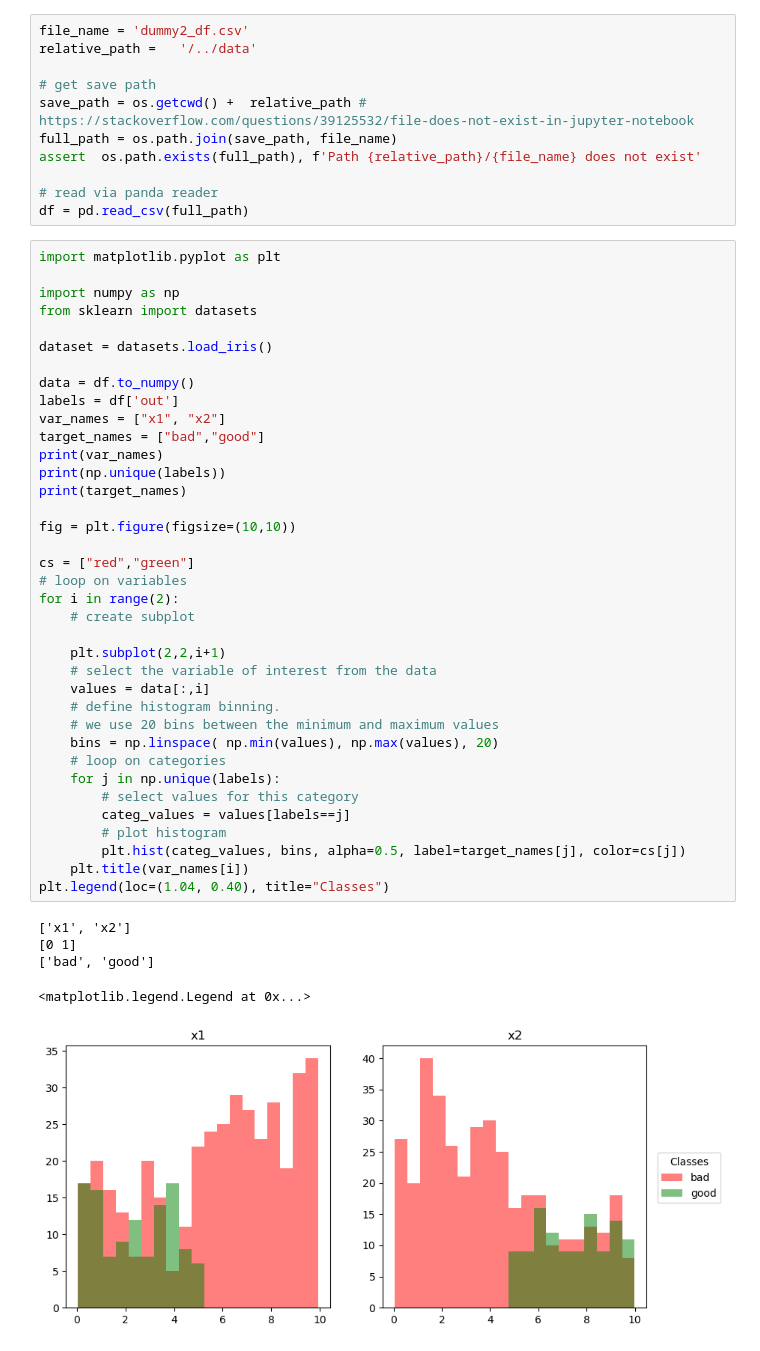
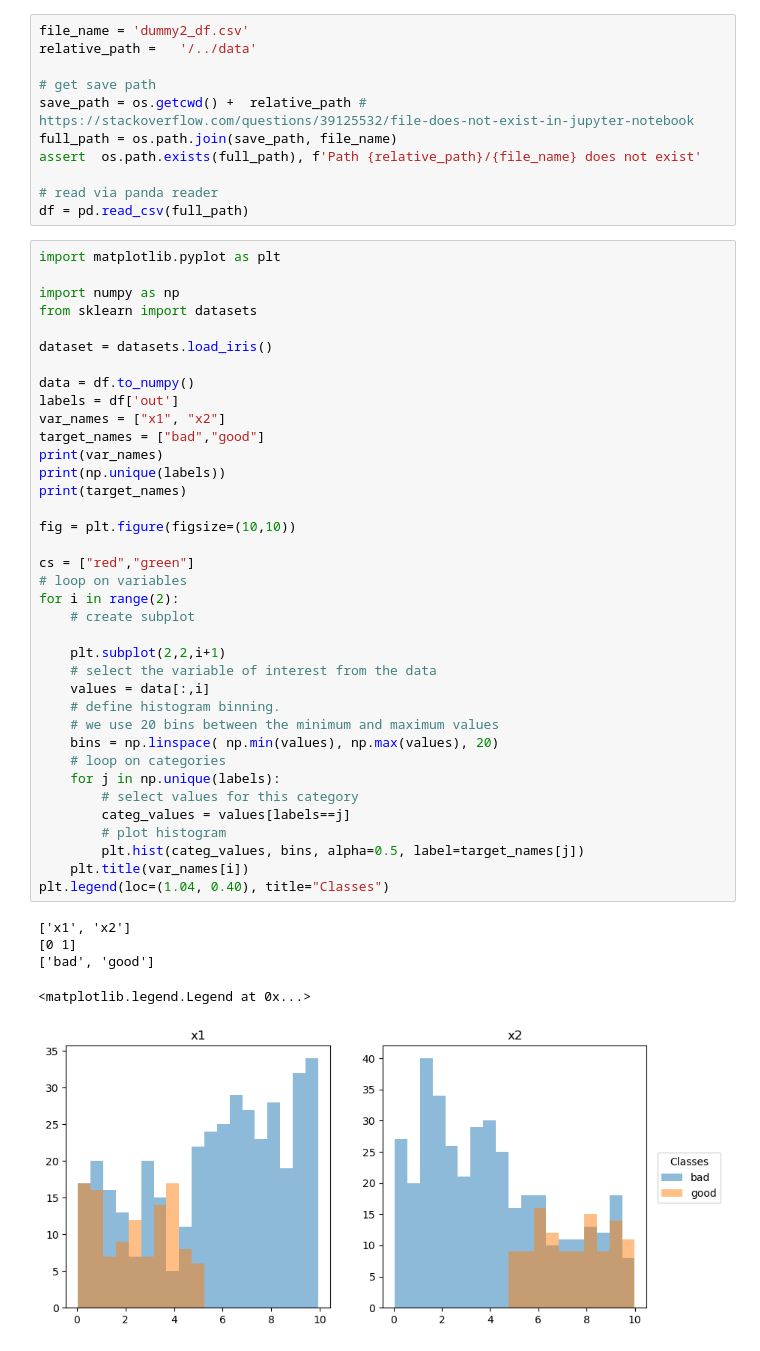
Before and after one commit to juelha/NeuroFuzzyRuleMiner, a Jupyter notebook: notebooks/DataPlot_dummy.ipynb, the cells around one changed output. Cells and saved outputs as stored; diff of their text form.

```diff
--- a/notebooks/DataPlot_dummy.ipynb
+++ b/notebooks/DataPlot_dummy.ipynb
@@ -369,32 +384,32 @@ var_names = ["x1", "x2"]
 target_names = ["bad","good"]
 print(var_names)
 print(np.unique(labels))
 print(target_names)
 
 fig = plt.figure(figsize=(10,10))
 
 cs = ["red","green"]
 # loop on variables
 for i in range(2):
     # create subplot
 
     plt.subplot(2,2,i+1)
     # select the variable of interest from the data
     values = data[:,i]
     # define histogram binning.
     # we use 20 bins between the minimum and maximum values
     bins = np.linspace( np.min(values), np.max(values), 20)
     # loop on categories
     for j in np.unique(labels):
         # select values for this category
         categ_values = values[labels==j]
         # plot histogram
-        plt.hist(categ_values, bins, alpha=0.5, label=target_names[j], color=cs[j])
+        plt.hist(categ_values, bins, alpha=0.5, label=target_names[j])
     plt.title(var_names[i])
 plt.legend(loc=(1.04, 0.40), title="Classes")
 # %% [output]
 ['x1', 'x2']
 [0 1]
 ['bad', 'good']
 <matplotlib.legend.Legend at 0x...>
-[figure, old version]
+[figure, new version]
```
Also changed, not shown: parts of 3 cells of this notebook, 23 other files.
